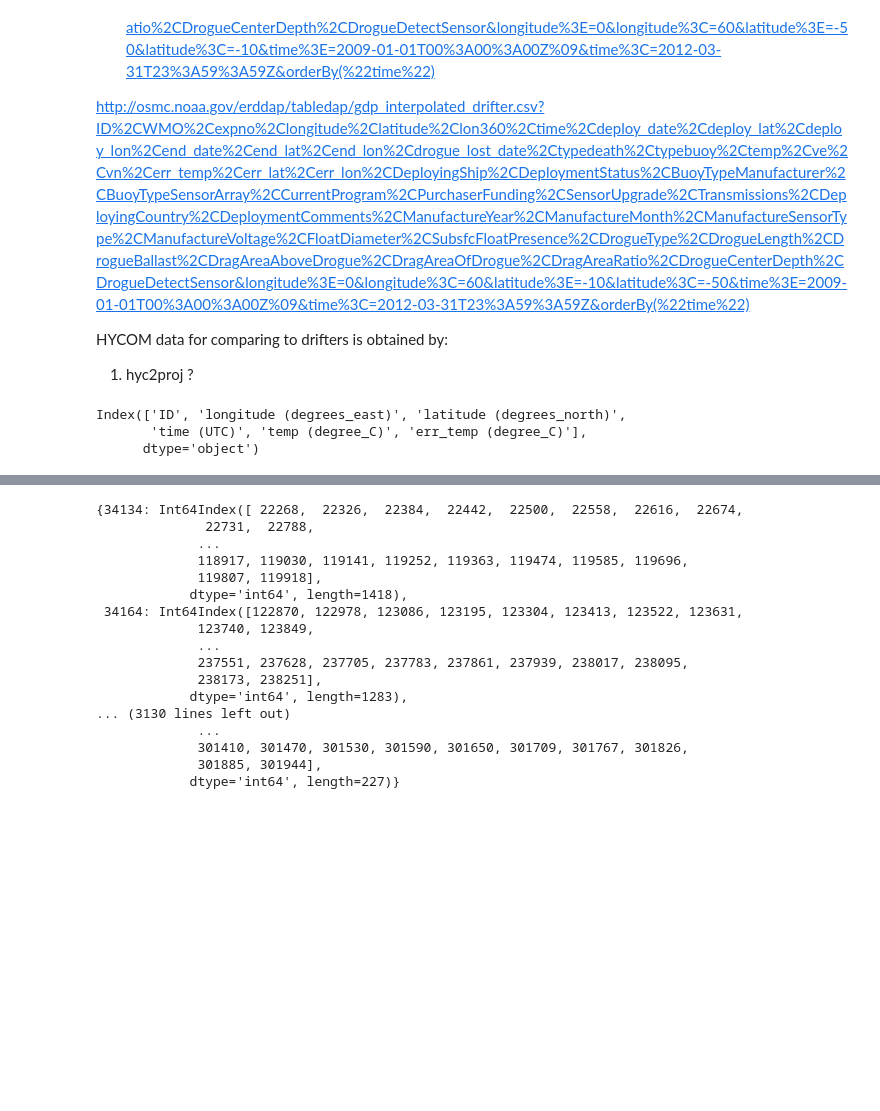
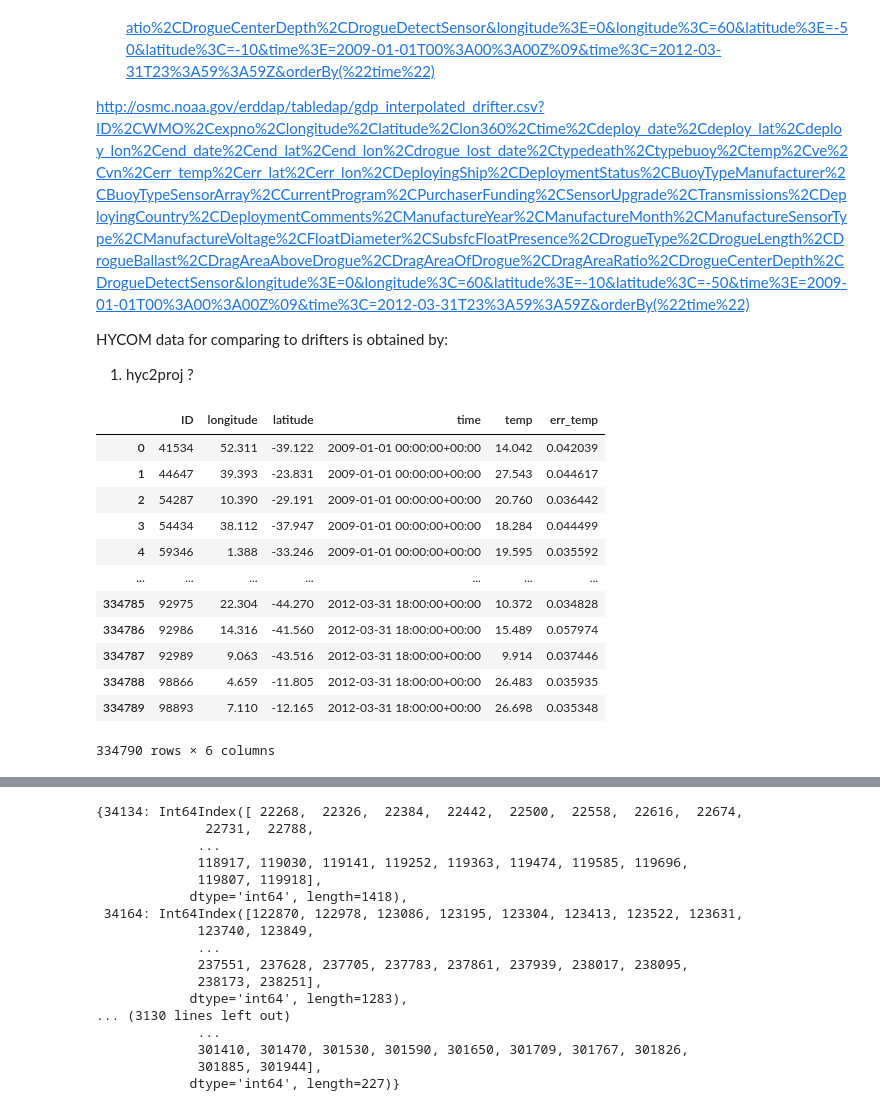
Before and after one commit to HarryLuyt/paper1_scripts, a Jupyter notebook: Scripts/HYCOM_Drifter_SST_comparison.ipynb, the cells around one changed output, grey strips where cells are left out. Saved outputs shown, nothing was run; the diff lists cells and outputs as text; code cells hidden in the pictures; blank space fills up the shorter version.

```diff
--- a/Scripts/HYCOM_Drifter_SST_comparison.ipynb
+++ b/Scripts/HYCOM_Drifter_SST_comparison.ipynb
@@ -33,11 +33,26 @@ plt.rcParams['axes.facecolor']='white'
 # %%
 drifters = pd.read_csv('../Data/drifter/gdp_interpolated_drifter_4925_427d_94d7.csv',
                        usecols = ['ID', 'time (UTC)', 'longitude (degrees_east)',
                                   'latitude (degrees_north)', 'temp (degree_C)',
                                   'err_temp (degree_C)'], parse_dates = ['time (UTC)'])
 
-drifters.columns
+drifters = drifters.rename(columns={'time (UTC)': 'time',
+                                    'longitude (degrees_east)': 'longitude',
+                                    'latitude (degrees_north)': 'latitude',
+                                    'temp (degree_C)': 'temp',
+                                    'err_temp (degree_C)': 'err_temp'})
+drifters
 # %% [output]
+|  | ID | longitude | latitude | time | temp | err_temp |
+| 0 | 41534 | 52.311 | -39.122 | 2009-01-01 00:00:00+00:00 | 14.042 | 0.042039 |
+| 1 | 44647 | 39.393 | -23.831 | 2009-01-01 00:00:00+00:00 | 27.543 | 0.044617 |
+| 2 | 54287 | 10.390 | -29.191 | 2009-01-01 00:00:00+00:00 | 20.760 | 0.036442 |
+| 3 | 54434 | 38.112 | -37.947 | 2009-01-01 00:00:00+00:00 | 18.284 | 0.044499 |
+| 4 | 59346 | 1.388 | -33.246 | 2009-01-01 00:00:00+00:00 | 19.595 | 0.035592 |
+| ... | ... | ... | ... | ... | ... | ... |
+| 334785 | 92975 | 22.304 | -44.270 | 2012-03-31 18:00:00+00:00 | 10.372 | 0.034828 |
+| 334786 | 92986 | 14.316 | -41.560 | 2012-03-31 18:00:00+00:00 | 15.489 | 0.057974 |
+| 334787 | 92989 | 9.063 | -43.516 | 2012-03-31 18:00:00+00:00 | 9.914 | 0.037446 |
+| 334788 | 98866 | 4.659 | -11.805 | 2012-03-31 18:00:00+00:00 | 26.483 | 0.035935 |
+| 334789 | 98893 | 7.110 | -12.165 | 2012-03-31 18:00:00+00:00 | 26.698 | 0.035348 |
-Index(['ID', 'longitude (degrees_east)', 'latitude (degrees_north)',
-       'time (UTC)', 'temp (degree_C)', 'err_temp (degree_C)'],
-      dtype='object')
+334790 rows × 6 columns
```
Also changed, not shown: parts of 6 cells of this notebook.
